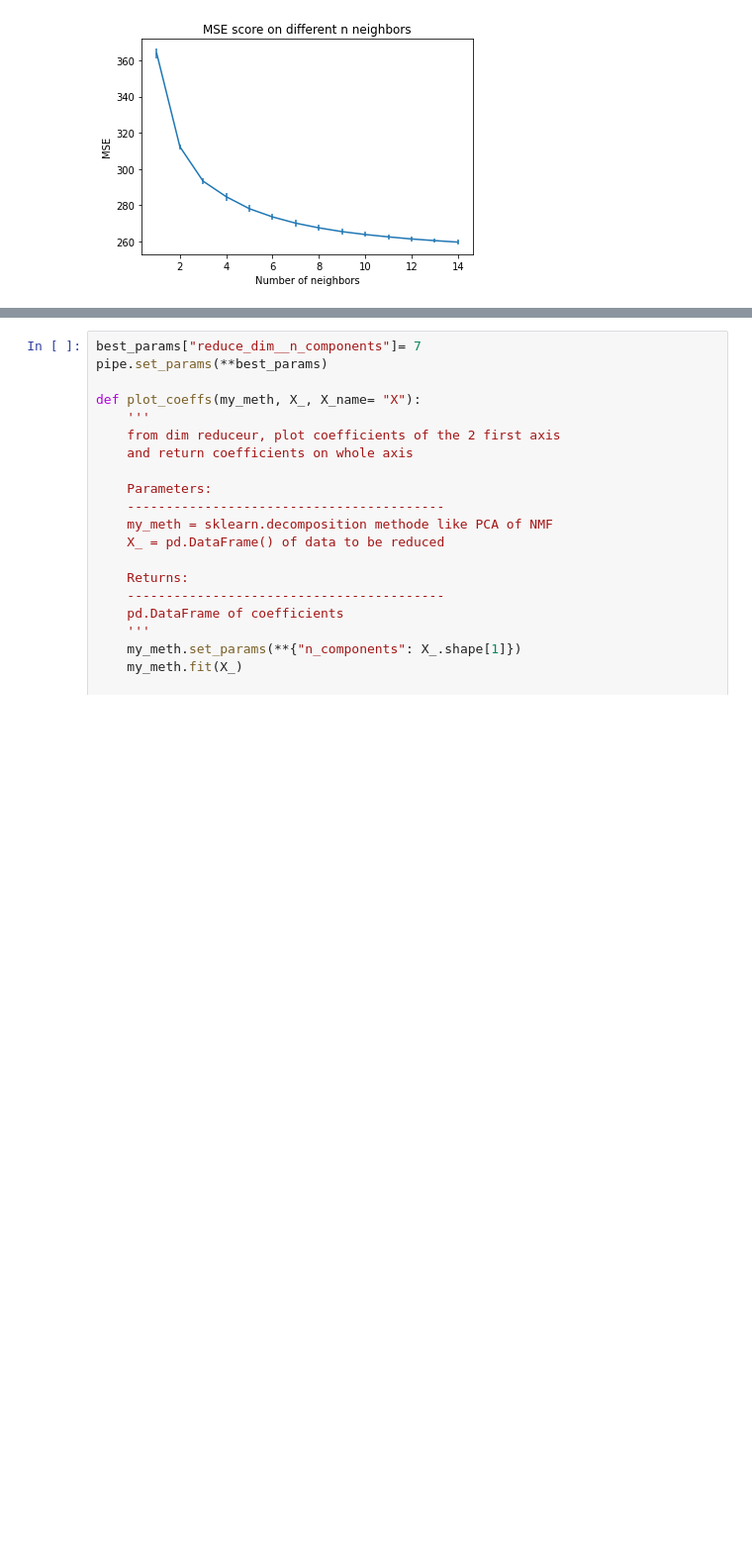
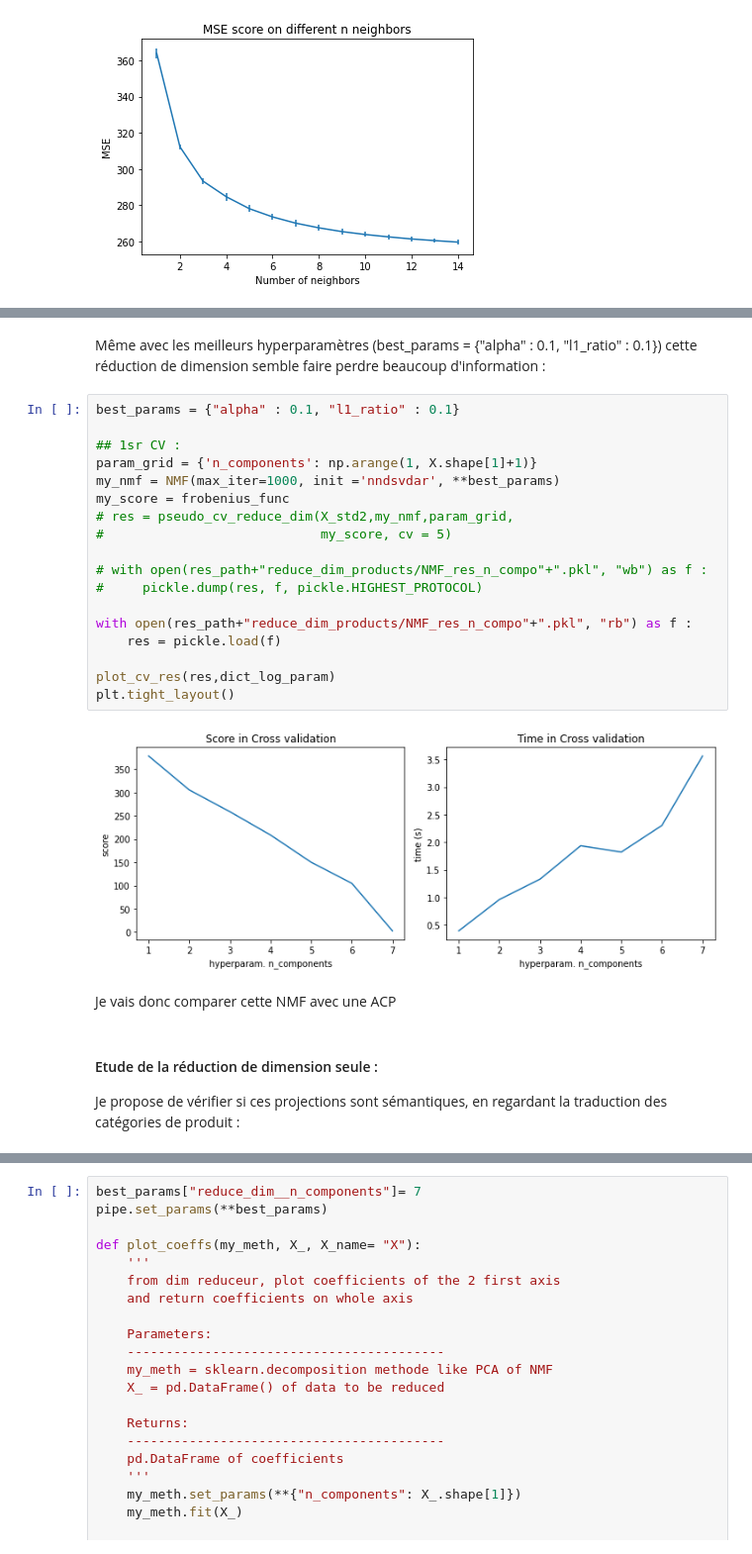
Before and after one commit to ClaireGayral/formation_openclassroom, a Jupyter notebook: P4_gayral_claire/analyse_exploratoire.ipynb, the cells around one changed output, grey strips where cells are left out. Shown at 99% size. Cells and saved outputs as stored; diff of their text form; blank space fills up the shorter version.

Commit message:
NMF et acp ok, reste a definir les vecteurs de projection

```diff
--- a/P4_gayral_claire/analyse_exploratoire.ipynb
+++ b/P4_gayral_claire/analyse_exploratoire.ipynb
@@ -751,0 +847,27 @@ Je commence par évaluer le nombre de cluster approprié par un kmeans.
+# %% [markdown]
+Même avec les meilleurs hyperparamètres (best_params = {"alpha" : 0.1, "l1_ratio" : 0.1}) cette réduction de dimension semble faire perdre beaucoup d'information :
+# %%
+best_params = {"alpha" : 0.1, "l1_ratio" : 0.1}
+
+## 1sr CV :
+param_grid = {'n_components': np.arange(1, X.shape[1]+1)}
+my_nmf = NMF(max_iter=1000, init ='nndsvdar', **best_params)
+my_score = frobenius_func
+# res = pseudo_cv_reduce_dim(X_std2,my_nmf,param_grid,
+#                            my_score, cv = 5)
+
+# with open(res_path+"reduce_dim_products/NMF_res_n_compo"+".pkl", "wb") as f :
+#     pickle.dump(res, f, pickle.HIGHEST_PROTOCOL)
+
+with open(res_path+"reduce_dim_products/NMF_res_n_compo"+".pkl", "rb") as f :
+    res = pickle.load(f)
+
+plot_cv_res(res,dict_log_param)
+plt.tight_layout()
+# %% [output]
+[figure, added]
+# %% [markdown]
+Je vais donc comparer cette NMF avec une ACP
+# %% [markdown]
+#### Etude de la réduction de dimension seule :
+Je propose de vérifier si ces projections sont sémantiques, en regardant la traduction des catégories de produit  :
```
Also changed, not shown: parts of 54 cells of this notebook, 1 other file.
